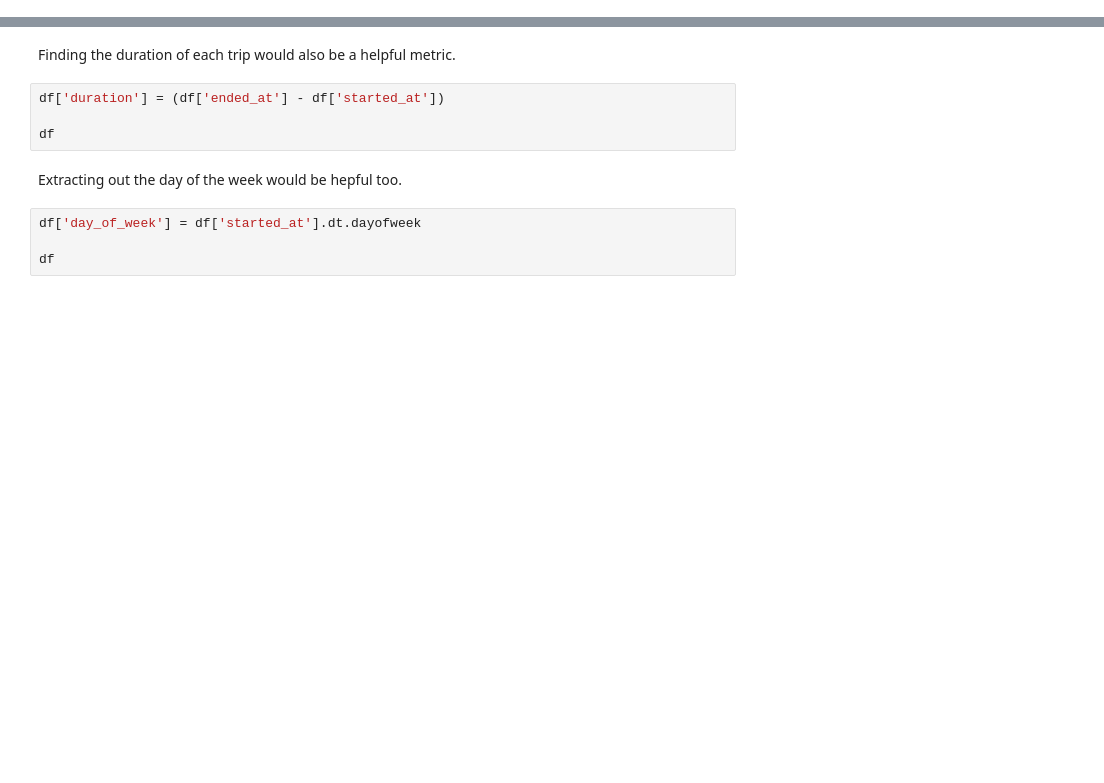
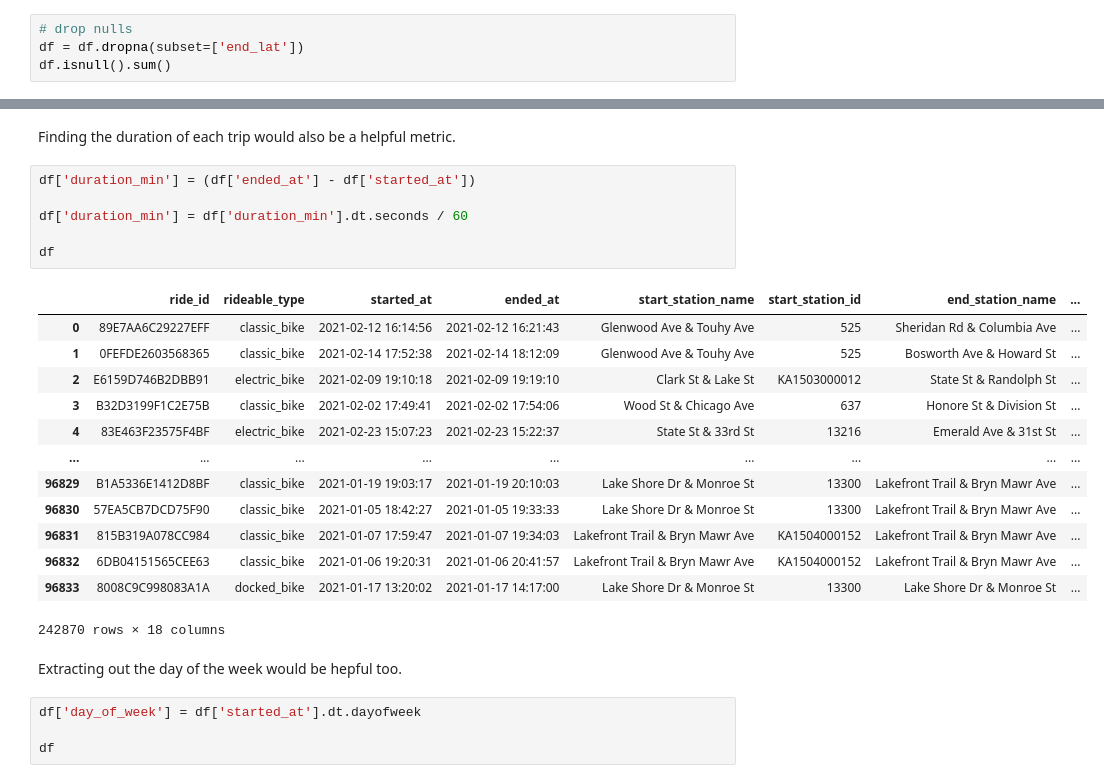
Before and after one commit to exactlyallan/RAPIDS-Visualization-Guide-Notebook, a Jupyter notebook: RapidsVizGuideNotebook.ipynb, the cells around one changed output, grey strips where cells are left out. Cells and saved outputs as stored; diff of their text form; blank space fills up the shorter version.

```diff
--- a/RapidsVizGuideNotebook.ipynb
+++ b/RapidsVizGuideNotebook.ipynb
@@ -84,0 +138,4 @@ The data seems unreasonabliy clean, but there are still a few things we improve
+# %%
+# drop nulls
+df = df.dropna(subset=['end_lat'])
+df.isnull().sum()
@@ -103,9 +219,25 @@ df
 # %% [markdown]
 Finding the duration of each trip would also be a helpful metric.
 # %%
-df['duration'] = (df['ended_at'] - df['started_at'])
+df['duration_min'] = (df['ended_at'] - df['started_at'])
+
+df['duration_min'] = df['duration_min'].dt.seconds / 60
 
 df
+# %% [output]
+|  | ride_id | rideable_type | started_at | ended_at | start_station_name | start_station_id | end_station_name | ... |
+| 0 | 89E7AA6C29227EFF | classic_bike | 2021-02-12 16:14:56 | 2021-02-12 16:21:43 | Glenwood Ave & Touhy Ave | 525 | Sheridan Rd & Columbia Ave | ... |
+| 1 | 0FEFDE2603568365 | classic_bike | 2021-02-14 17:52:38 | 2021-02-14 18:12:09 | Glenwood Ave & Touhy Ave | 525 | Bosworth Ave & Howard St | ... |
+| 2 | E6159D746B2DBB91 | electric_bike | 2021-02-09 19:10:18 | 2021-02-09 19:19:10 | Clark St & Lake St | KA1503000012 | State St & Randolph St | ... |
+| 3 | B32D3199F1C2E75B | classic_bike | 2021-02-02 17:49:41 | 2021-02-02 17:54:06 | Wood St & Chicago Ave | 637 | Honore St & Division St | ... |
+| 4 | 83E463F23575F4BF | electric_bike | 2021-02-23 15:07:23 | 2021-02-23 15:22:37 | State St & 33rd St | 13216 | Emerald Ave & 31st St | ... |
+| ... | ... | ... | ... | ... | ... | ... | ... | ... |
+| 96829 | B1A5336E1412D8BF | classic_bike | 2021-01-19 19:03:17 | 2021-01-19 20:10:03 | Lake Shore Dr & Monroe St | 13300 | Lakefront Trail & Bryn Mawr Ave | ... |
+| 96830 | 57EA5CB7DCD75F90 | classic_bike | 2021-01-05 18:42:27 | 2021-01-05 19:33:33 | Lake Shore Dr & Monroe St | 13300 | Lakefront Trail & Bryn Mawr Ave | ... |
+| 96831 | 815B319A078CC984 | classic_bike | 2021-01-07 17:59:47 | 2021-01-07 19:34:03 | Lakefront Trail & Bryn Mawr Ave | KA1504000152 | Lakefront Trail & Bryn Mawr Ave | ... |
+| 96832 | 6DB04151565CEE63 | classic_bike | 2021-01-06 19:20:31 | 2021-01-06 20:41:57 | Lakefront Trail & Bryn Mawr Ave | KA1504000152 | Lakefront Trail & Bryn Mawr Ave | ... |
+| 96833 | 8008C9C998083A1A | docked_bike | 2021-01-17 13:20:02 | 2021-01-17 14:17:00 | Lake Shore Dr & Monroe St | 13300 | Lake Shore Dr & Monroe St | ... |
+242870 rows × 18 columns
 # %% [markdown]
 Extracting out the day of the week would be hepful too.
 # %%
```
Also changed, not shown: parts of 24 cells of this notebook.
